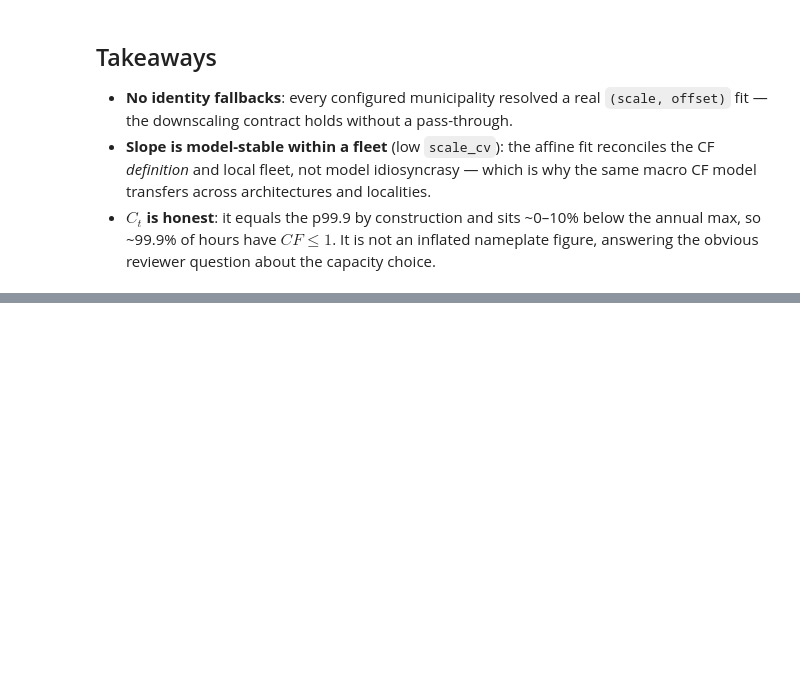
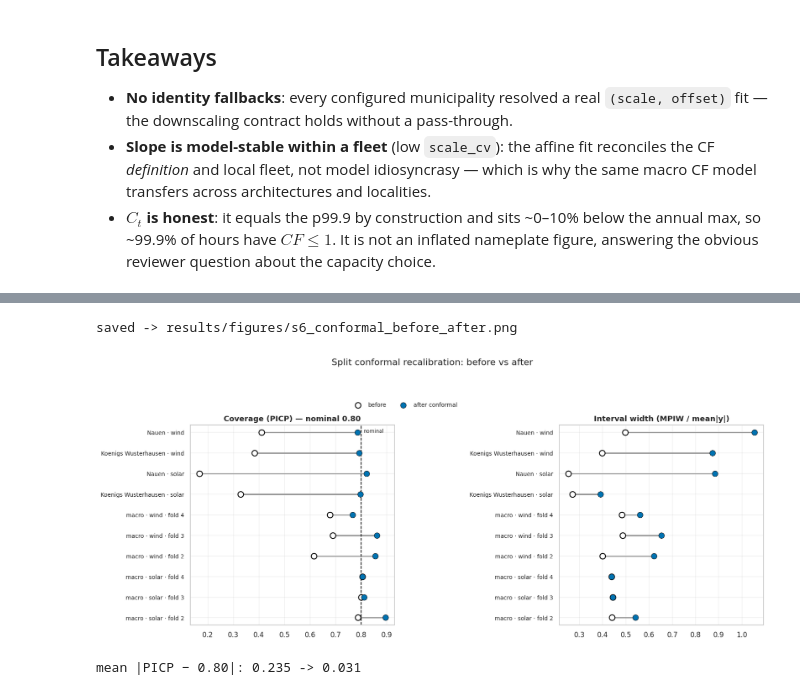
Before and after one commit to cedman98/ced_thesis, a Jupyter notebook: notebooks/12_calibration_and_capacity_audit.ipynb, the cells around one changed output, grey strips where cells are left out. Cells and saved outputs as stored; diff of their text form; code cells hidden in the pictures; blank space fills up the shorter version.

```diff
--- a/notebooks/12_calibration_and_capacity_audit.ipynb
+++ b/notebooks/12_calibration_and_capacity_audit.ipynb
@@ -193,0 +216,44 @@ saved -> results/figures/s6_capacity_vs_peaks.png
+# %%
+ACCENT = sns.color_palette("colorblind", 10)[0]  # notebook 12 has no shared PAL
+cov = pd.read_csv("results/conformal_coverage.csv")
+cov["label"] = np.where(cov["scope"] == "macro",
+                        "macro · " + cov["technology"] + " · fold " + cov["fold"].astype("Int64").astype(str),
+                        cov["municipality"].astype(str).str.replace("_", " ").str.title()
+                        + " · " + cov["technology"])
+cov = cov.sort_values(["scope", "technology", "label"]).reset_index(drop=True)
+NOMINAL = 0.80
+
+# Dumbbell: the natural form for a before/after pair on the same subject.
+fig, axes = plt.subplots(1, 2, figsize=(15, 6))
+for ax, (before, after, title, ref) in zip(axes, [
+        ("picp_before", "picp_after", "Coverage (PICP) — nominal 0.80", NOMINAL),
+        ("mpiw_norm_before", "mpiw_norm_after", "Interval width (MPIW / mean|y|)", None)]):
+    y = np.arange(len(cov))
+    ax.hlines(y, cov[before], cov[after], color="0.6", linewidth=2, zorder=1)
+    ax.scatter(cov[before], y, s=80, facecolor="white", edgecolor="black",
+               linewidth=1.4, zorder=3, label="before")
+    ax.scatter(cov[after], y, s=80, color=ACCENT, edgecolor="black",
+               linewidth=0.6, zorder=3, label="after conformal")
+    if ref is not None:
+        ax.axvline(ref, color="black", linestyle="--", linewidth=1.2)
+        # axis-fraction y so the label never lands off-canvas as rows are added
+        ax.annotate("nominal", xy=(ref, 1.0), xycoords=("data", "axes fraction"),
+                    fontsize=8, textcoords="offset points", xytext=(4, -12))
+    ax.set_yticks(y); ax.set_yticklabels(cov["label"], fontsize=9)
+    ax.set_title(title)
+    ax.margins(y=0.04)
+# One shared legend above the panels — a per-axes legend collides with the marks.
+axes[0].legend(loc="lower center", bbox_to_anchor=(1.05, 1.06), ncol=2, fontsize=9,
+               frameon=False)
+fig.suptitle("Split conformal recalibration: before vs after", y=1.06)
+fig.tight_layout(); save(fig, "s6_conformal_before_after.png"); plt.show()
+
+out = cov[["scope", "label", "n", "picp_before", "picp_after",
+           "mpiw_norm_before", "mpiw_norm_after", "conformal_q"]].round(4)
+print(f"mean |PICP − 0.80|: {(cov.picp_before - NOMINAL).abs().mean():.3f} "
+      f"-> {(cov.picp_after - NOMINAL).abs().mean():.3f}")
+out
+# %% [output]
+saved -> results/figures/s6_conformal_before_after.png
+[figure, added]
+mean |PICP − 0.80|: 0.235 -> 0.031
```
Also changed, not shown: parts of 5 cells of this notebook, 4 other files.
